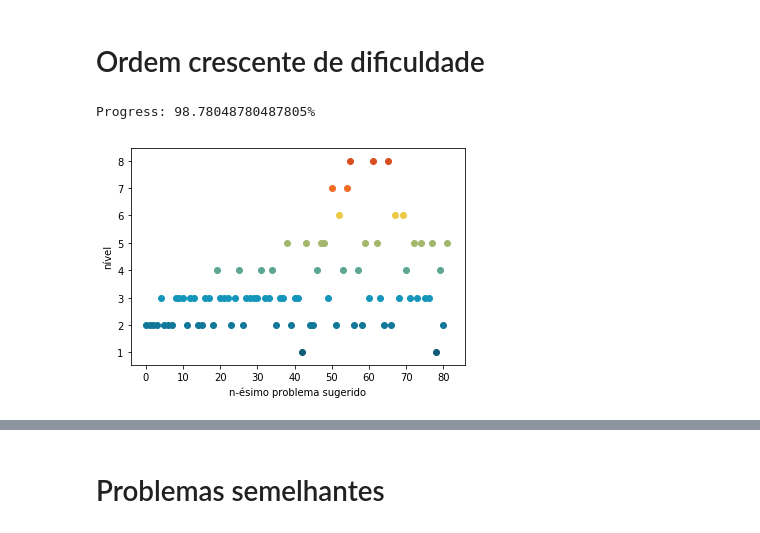
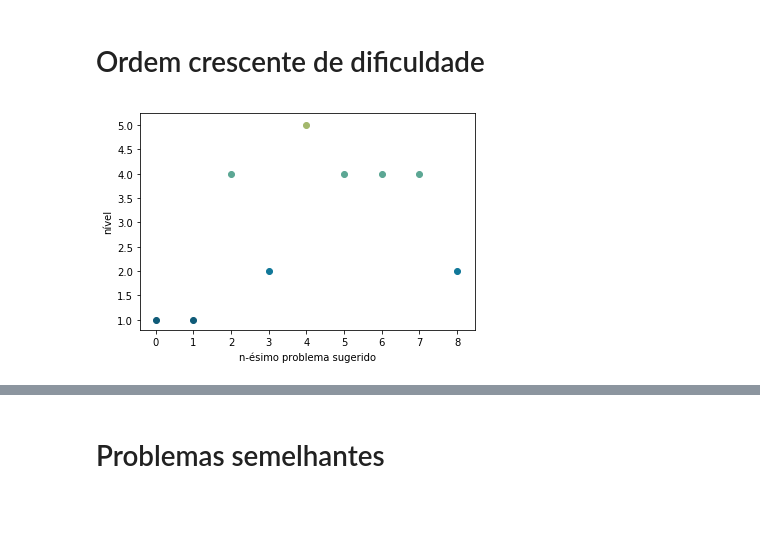
Before and after one commit to sauloantuness/bang-recommender-system, a Jupyter notebook: bang.ipynb, the cells around one changed output, grey strips where cells are left out. Saved outputs shown, nothing was run; the diff lists cells and outputs as text; code cells hidden in the pictures.

```diff
--- a/bang.ipynb
+++ b/bang.ipynb
@@ -88,8 +88,9 @@ COLORS = [
 
 CATEGORY = 5
 NR_FEATURES = 2
-NR_EPOCHS = 20
-NR_ITERATIONS = 2000
+NR_EPOCHS = 5
+NR_ITERATIONS = 500
+AGGRESSIVITY_RADIUS = 0.02
 # %%
 def load_solutions():
     solutions_df = pd.read_csv('solutions_uri.csv')
@@ -511,7 +522,7 @@ def simulate_user(thetas):
 # %%
 # refactor
 def add_theta_to_dataset(problems_solved, thetas):
-    problems_df = pd.read_csv('problems_uva.csv')
+    problems_df = pd.read_csv('problems_uri.csv')
     problems_df = problems_df[problems_df['problem_id'].isin(problems_solved)]
 
     # add theta column
@@ -715,31 +572,0 @@ plt.show()
-# %%
-problems_df = get_problems_from_thetas(thetas)
-fig = plt.figure()
-ax = Axes3D(fig)
-
-lx = []
-ly = []
-lz = []
-lc = []
-
-
-# for problem in problems_solved:
-#     x, y, z = thetas[problem]
-
-#     lx.append(x)
-#     ly.append(y)
-#     lz.append(z)
-
-# plt.plot(lx, ly, lz)
-
-for problem in thetas.keys():
-    x, y, z = thetas[problem]
-
-    lx.append(x)
-    ly.append(y)
-    lz.append(z*40)
-
-    lc.append(colors[problems_df[problems_df['problem_id'] == problem]['level'].values[0]])
-
-plt.scatter(lx, ly, lz, c=lc)
-plt.show()
@@ -748,23 +573,18 @@ plt.show()
 # %% [markdown]
 # Ordem crescente de dificuldade
 # %%
-thetas = get_thetas(solutions_df)
-problems_solved = simulate_user(thetas)
-problems_solved_df = add_theta_to_dataset(problems_solved, thetas)
-
 fig = plt.figure()
 for i, problem in enumerate(problems_solved):
     x = i
-    y = round(problems_solved_df[problems_solved_df['problem_id'] == problem]['level'].values[0])
+    y = problems_solved_df[problems_solved_df['problem_id'] == problem]['level'].values[0]
     c = COLORS[y]
     plt.scatter(x, y, c=c)
 
 
 plt.title('')
 plt.xlabel('n-ésimo problema sugerido')
 plt.ylabel('nível')
 
 fig
 # %% [output]
-Progress: 98.78048780487805%
-[figure, old version]
+[figure, new version]
```
Also changed, not shown: parts of 23 cells of this notebook.
